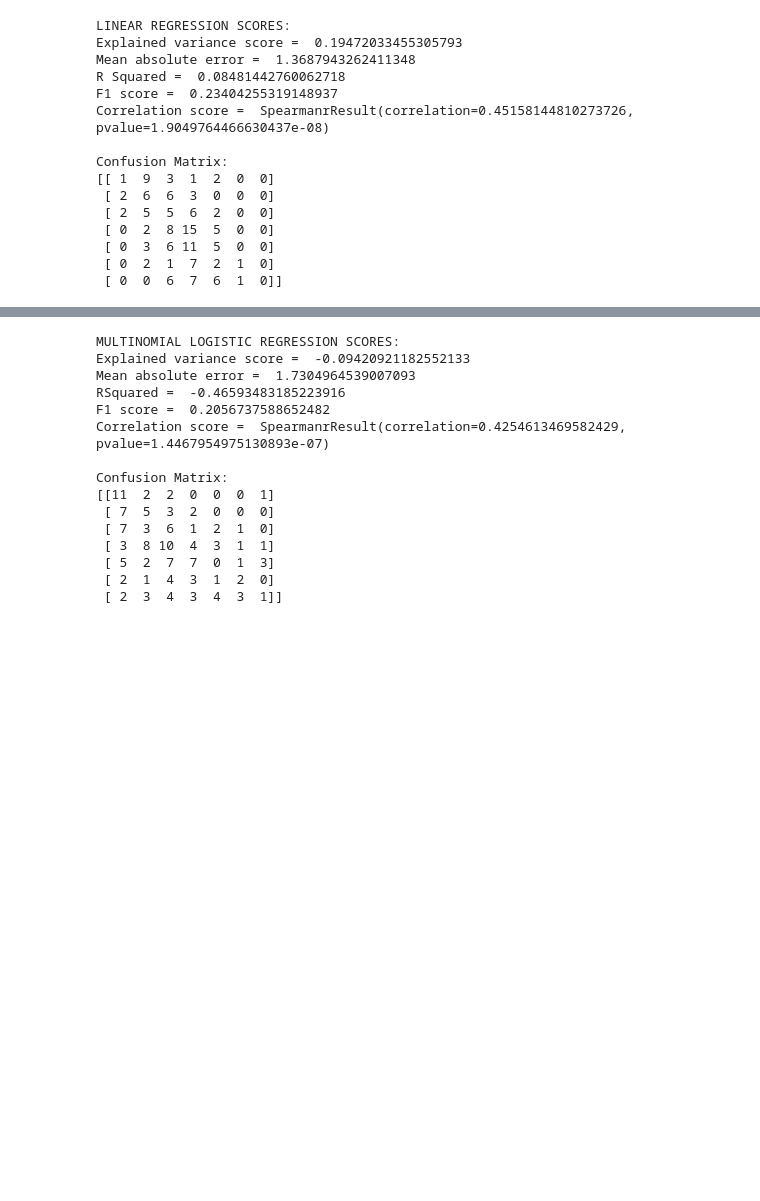
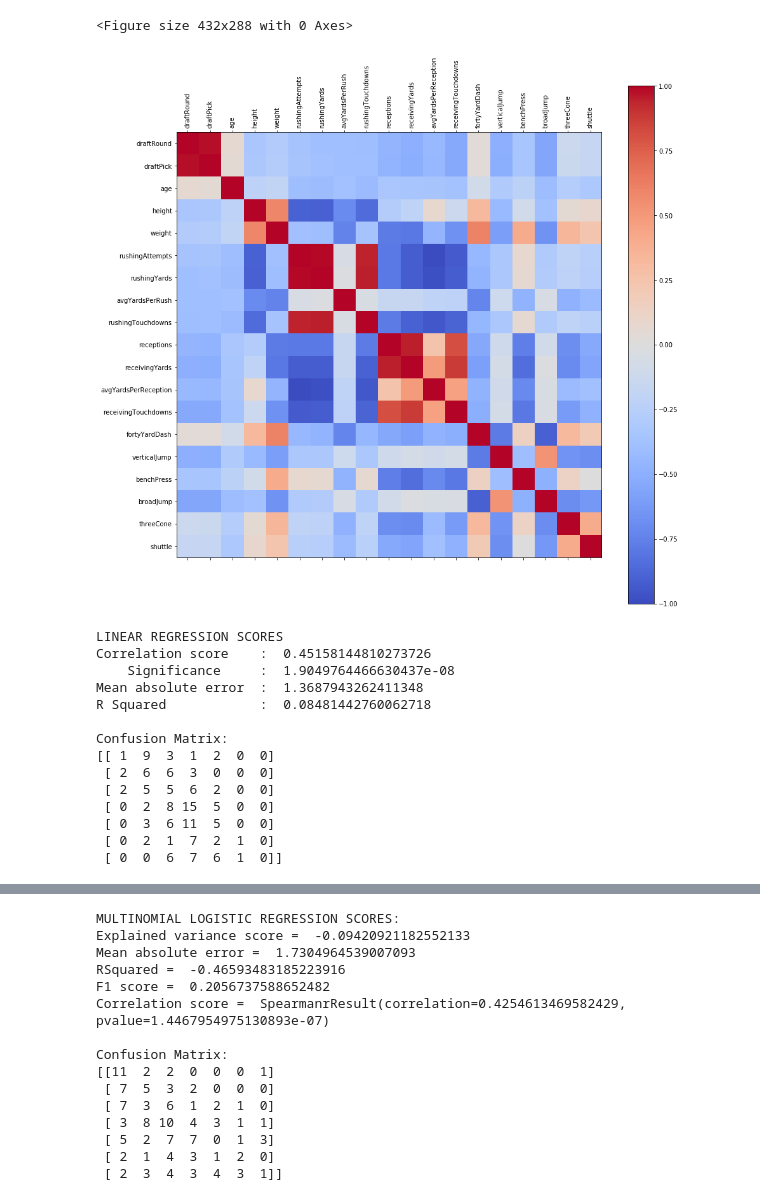
Before and after one commit to Dilan-P/PredictingTheNFLDraft, a Jupyter notebook: Creation and Analysis of Models.ipynb, the cells around one changed output, grey strips where cells are left out. Saved outputs shown, nothing was run; the diff lists cells and outputs as text; code cells hidden in the pictures; blank space fills up the shorter version.

```diff
--- a/Creation and Analysis of Models.ipynb
+++ b/Creation and Analysis of Models.ipynb
@@ -80,3 +60,17 @@ dataFrame.corr()
+# %%
+corr = dataFrame.corr()
+
+fig = plt.figure()
+fig, ax = plt.subplots(figsize=(15, 15))
+ax.matshow(corr, cmap = 'coolwarm')
+plt.xticks(range(len(corr.columns)), corr.columns, rotation = 'vertical')
+plt.yticks(range(len(corr.columns)), corr.columns)
+fig.colorbar(cax)
+plt.savefig("Data Visualisation/Variable Correlations.png")
+plt.show()
+# %% [output]
+<Figure size 432x288 with 0 Axes>
+[figure, added]
 # %%
 #Create new dataframes to hold independent and dependent variables
 # X = dataFrame[['position', 'age', 'height', 'weight', 'collegeAttended', 'rushingAttempts', 'rushingYards',
@@ -130,32 +124,32 @@ for prediction in unformattedPredictions:
     if(prediction >= 6.5):
         linearRegressionPredictions.append(7)
 
-print("LINEAR REGRESSION SCORES:")
-explainedVarianceScore = metrics.explained_variance_score(y_Test, linearRegressionPredictions)
-print("Explained variance score = ", explainedVarianceScore)
+print("LINEAR REGRESSION SCORES")
+# explainedVarianceScore = metrics.explained_variance_score(y_Test, linearRegressionPredictions)
+# print("Explained variance score = ", explainedVarianceScore)
+
+correlationScore = stats.spearmanr(y_Test, linearRegressionPredictions)
+print("Correlation score    : ", correlationScore.correlation)
+print("    Significance     : ", correlationScore.pvalue)
 
 meanAbsoluteError = metrics.mean_absolute_error(y_Test, linearRegressionPredictions)
-print("Mean absolute error = ", meanAbsoluteError)
+print("Mean absolute error  : ", meanAbsoluteError)
 
 rSquared = metrics.r2_score(y_Test, linearRegressionPredictions)
-print("R Squared = ", rSquared)
+print("R Squared            : ", rSquared)
 
-f1Score = metrics.f1_score(y_Test, linearRegressionPredictions, average="micro")
-print("F1 score = ", f1Score)
-
-correlationScore = stats.spearmanr(y_Test, linearRegressionPredictions)
-print("Correlation score = ", correlationScore)
+# f1Score = metrics.f1_score(y_Test, linearRegressionPredictions, average="micro")
+# print("F1 score = ", f1Score)
 
 print()
 print('Confusion Matrix:')
 print(metrics.confusion_matrix(y_Test, linearRegressionPredictions))
 # %% [output]
-LINEAR REGRESSION SCORES:
-Explained variance score =  0.19472033455305793
-Mean absolute error =  1.3687943262411348
-R Squared =  0.08481442760062718
-F1 score =  0.23404255319148937
-Correlation score =  SpearmanrResult(correlation=0.45158144810273726, pvalue=1.9049764466630437e-08)
+LINEAR REGRESSION SCORES
+Correlation score    :  0.45158144810273726
+    Significance     :  1.9049764466630437e-08
+Mean absolute error  :  1.3687943262411348
+R Squared            :  0.08481442760062718
 
 Confusion Matrix:
 [[ 1  9  3  1  2  0  0]
```
Also changed, not shown: parts of 6 cells of this notebook, 3 other files.
